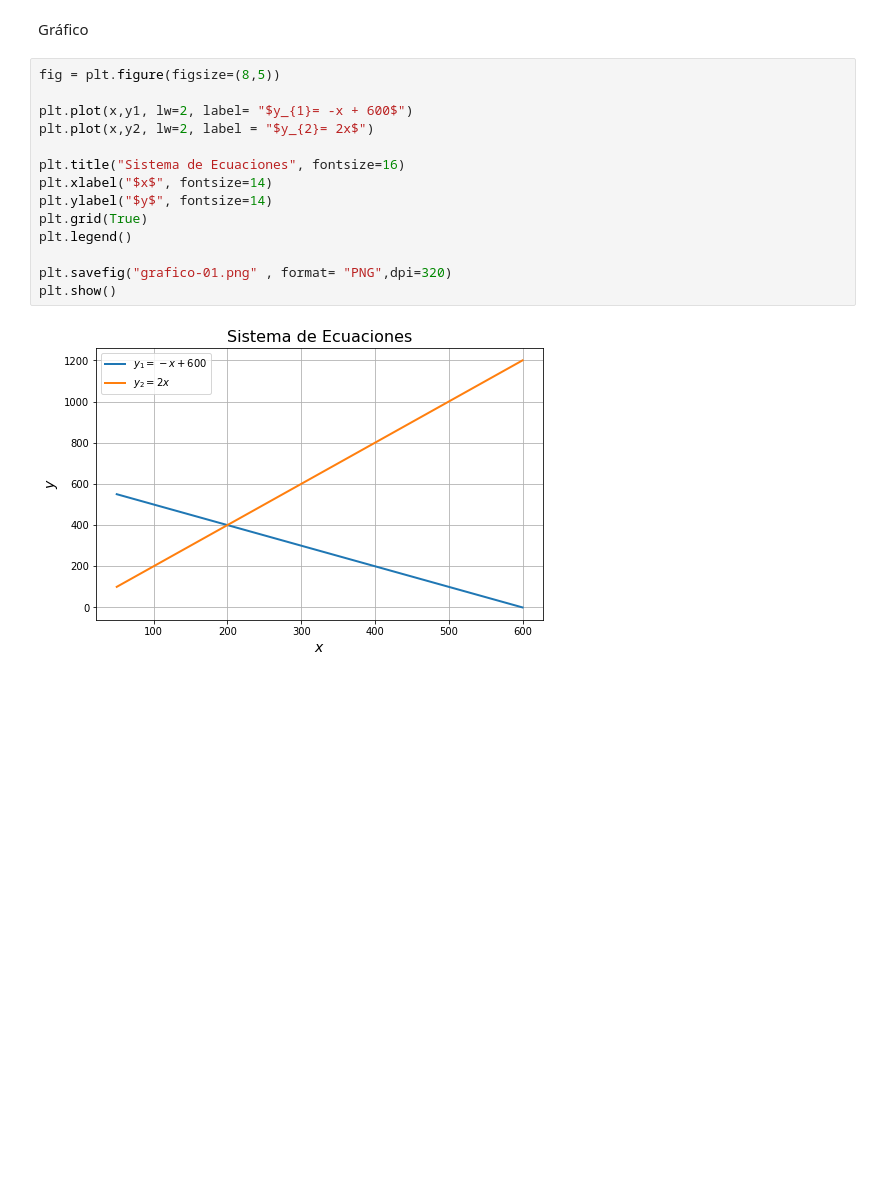
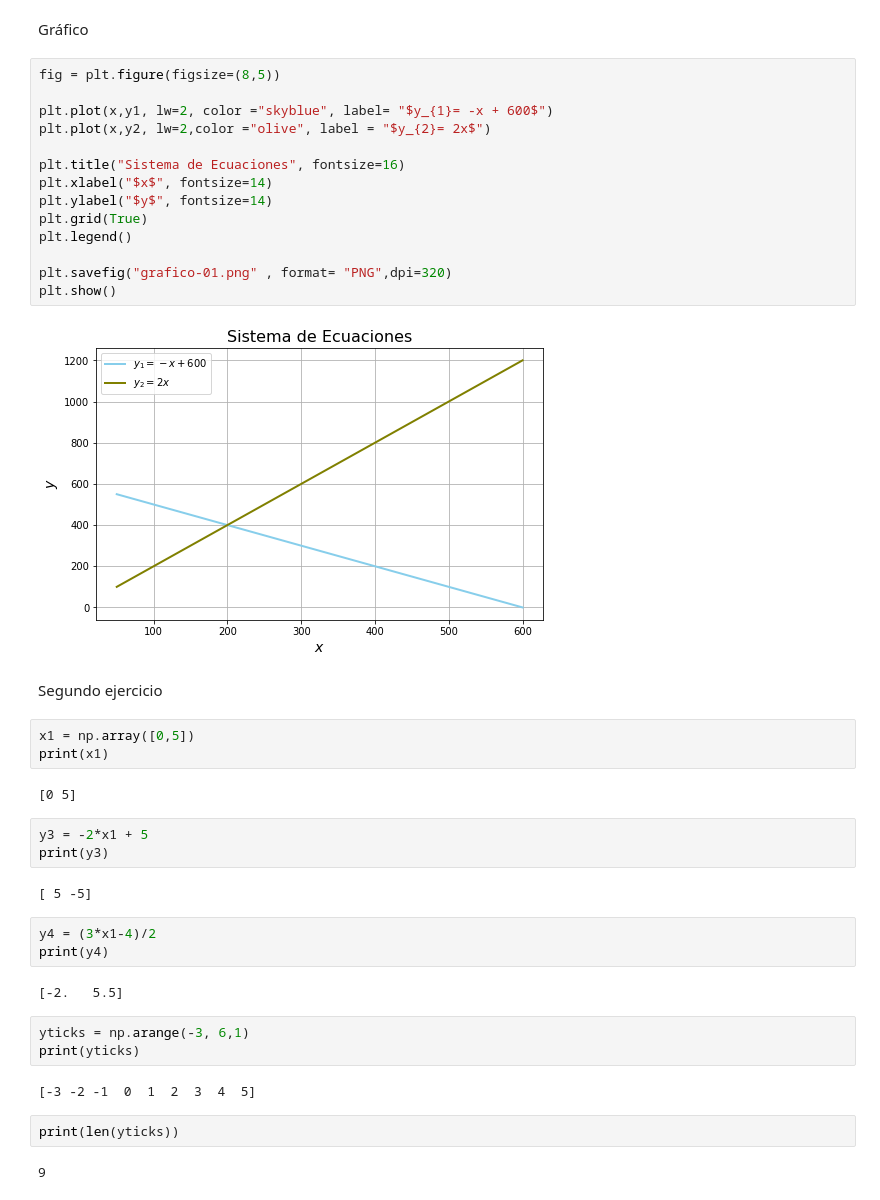
Before and after one commit to marletElsy/I, a Jupyter notebook: actividad_01.ipynb, the cells around one changed output. Drawn from its saved outputs; the diff is of its cells as text; blank space fills up the shorter version.

```diff
--- a/actividad_01.ipynb
+++ b/actividad_01.ipynb
@@ -27,16 +30,42 @@ Gráfico
 # %%
 fig = plt.figure(figsize=(8,5))
 
-plt.plot(x,y1, lw=2, label= "$y_{1}= -x + 600$")
-plt.plot(x,y2, lw=2, label = "$y_{2}= 2x$")
+plt.plot(x,y1, lw=2, color ="skyblue", label= "$y_{1}= -x + 600$")
+plt.plot(x,y2, lw=2,color ="olive", label = "$y_{2}= 2x$")
 
 plt.title("Sistema de Ecuaciones", fontsize=16)
 plt.xlabel("$x$", fontsize=14)
 plt.ylabel("$y$", fontsize=14)
 plt.grid(True)
 plt.legend()
 
 plt.savefig("grafico-01.png" , format= "PNG",dpi=320)
 plt.show()
 # %% [output]
-[figure, old version]
+[figure, new version]
+# %% [markdown]
+Segundo ejercicio
+# %%
+x1 = np.array([0,5])
+print(x1)
+# %% [output]
+[0 5]
+# %%
+y3 = -2*x1 + 5
+print(y3)
+# %% [output]
+[ 5 -5]
+# %%
+y4 = (3*x1-4)/2
+print(y4)
+# %% [output]
+[-2.   5.5]
+# %%
+yticks = np.arange(-3, 6,1)
+print(yticks)
+# %% [output]
+[-3 -2 -1  0  1  2  3  4  5]
+# %%
+print(len(yticks))
+# %% [output]
+9
```
Also changed, not shown: parts of 4 cells of this notebook.
